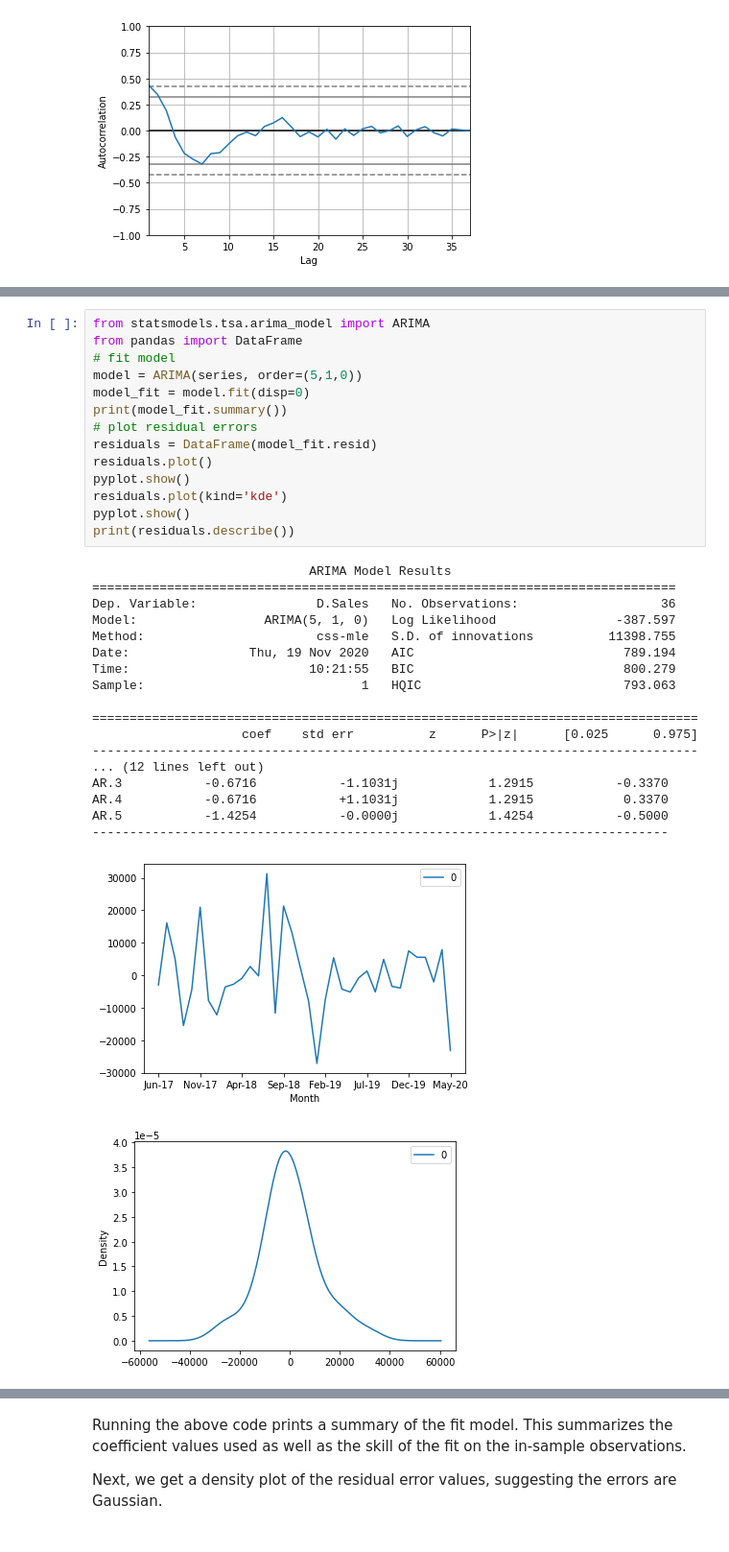
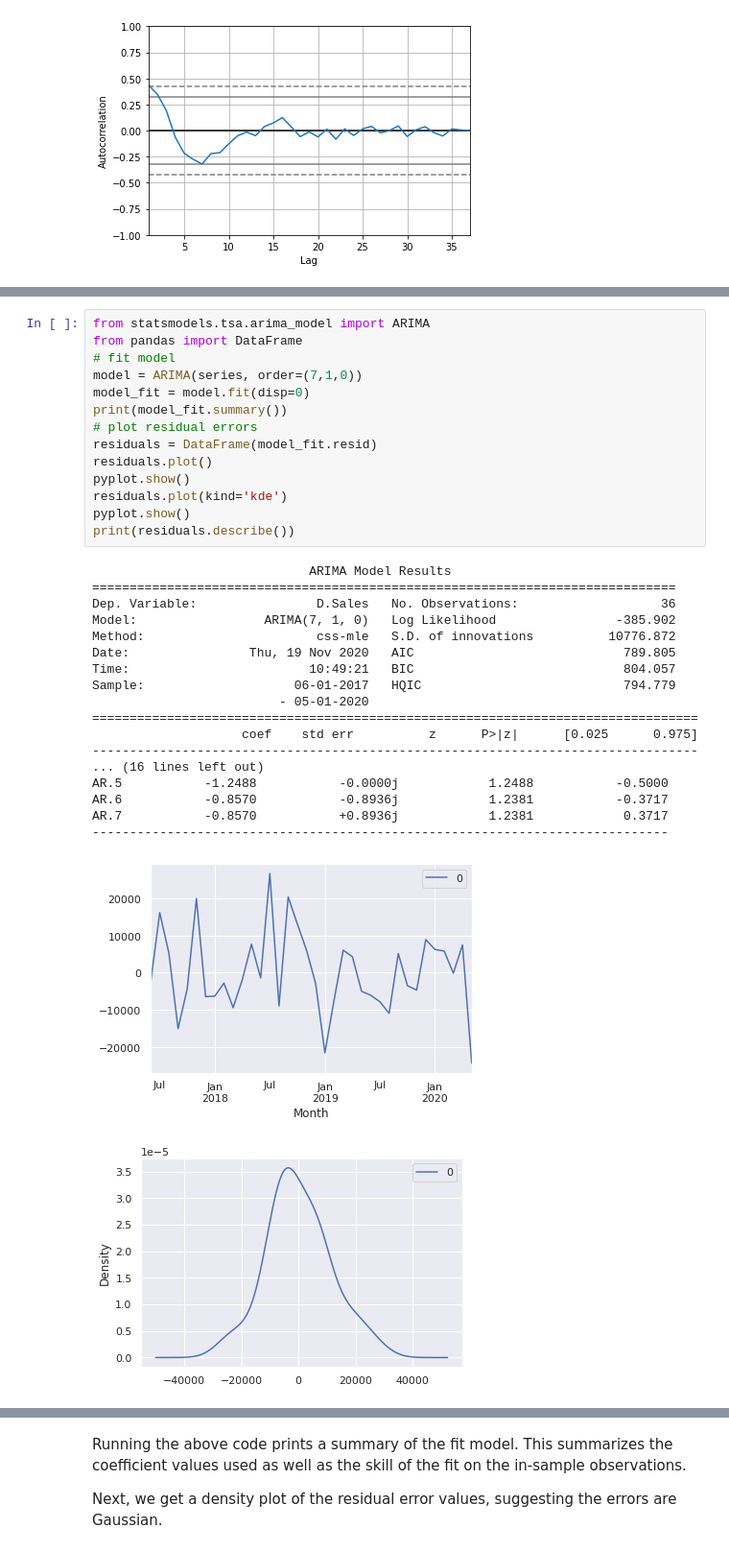
Before and after one commit to sujikathir/Intermittent-demand-forecasting, a Jupyter notebook: Sales_data.ipynb, the cells around one changed output, grey strips where cells are left out. Shown at 96% size. Drawn from its saved outputs; the diff is of its cells as text.

```diff
--- a/Sales_data.ipynb
+++ b/Sales_data.ipynb
@@ -81,36 +81,36 @@ This sets the lag value to 5 for autoregression, uses a difference order of 1 to
 # %%
 from statsmodels.tsa.arima_model import ARIMA
 from pandas import DataFrame
 # fit model
-model = ARIMA(series, order=(5,1,0))
+model = ARIMA(series, order=(7,1,0))
 model_fit = model.fit(disp=0)
 print(model_fit.summary())
 # plot residual errors
 residuals = DataFrame(model_fit.resid)
 residuals.plot()
 pyplot.show()
 residuals.plot(kind='kde')
 pyplot.show()
 print(residuals.describe())
 # %% [output]
                              ARIMA Model Results
 ==============================================================================
 Dep. Variable:                D.Sales   No. Observations:                   36
-Model:                 ARIMA(5, 1, 0)   Log Likelihood                -387.597
-Method:                       css-mle   S.D. of innovations          11398.755
-Date:                Thu, 19 Nov 2020   AIC                            789.194
-Time:                        10:21:55   BIC                            800.279
-Sample:                             1   HQIC                           793.063
-
+Model:                 ARIMA(7, 1, 0)   Log Likelihood                -385.902
+Method:                       css-mle   S.D. of innovations          10776.872
+Date:                Thu, 19 Nov 2020   AIC                            789.805
+Time:                        10:49:21   BIC                            804.057
+Sample:                    06-01-2017   HQIC                           794.779
+                         - 05-01-2020
 =================================================================================
                     coef    std err          z      P>|z|      [0.025      0.975]
 ---------------------------------------------------------------------------------
-... (12 lines left out)
-AR.3           -0.6716           -1.1031j            1.2915           -0.3370
-AR.4           -0.6716           +1.1031j            1.2915            0.3370
-AR.5           -1.4254           -0.0000j            1.4254           -0.5000
+... (16 lines left out)
+AR.5           -1.2488           -0.0000j            1.2488           -0.5000
+AR.6           -0.8570           -0.8936j            1.2381           -0.3717
+AR.7           -0.8570           +0.8936j            1.2381            0.3717
 -----------------------------------------------------------------------------
-[figure, old version]
+[figure, new version]
-[figure, old version]
+[figure, new version]
                   0
 count     36.000000
```
Also changed, not shown: parts of 3 cells of this notebook.
